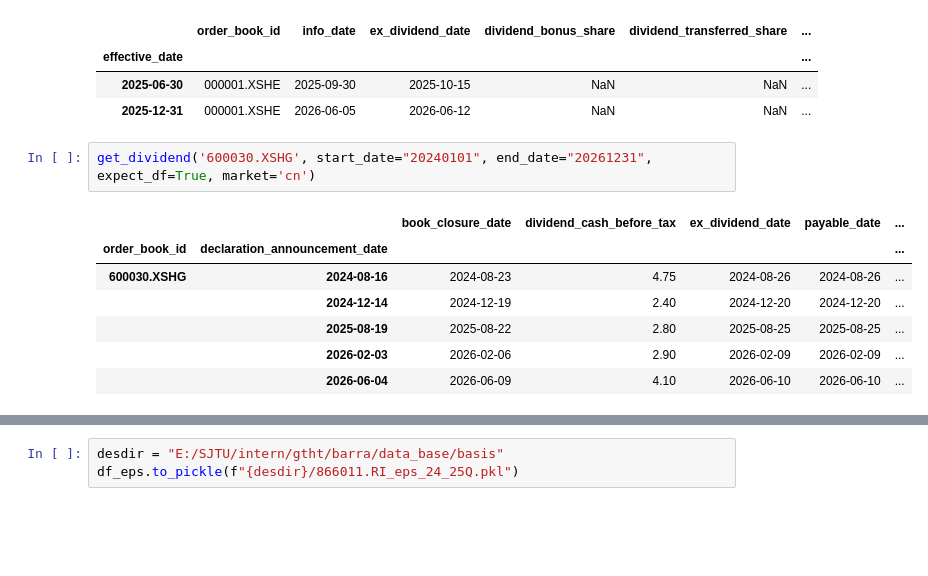
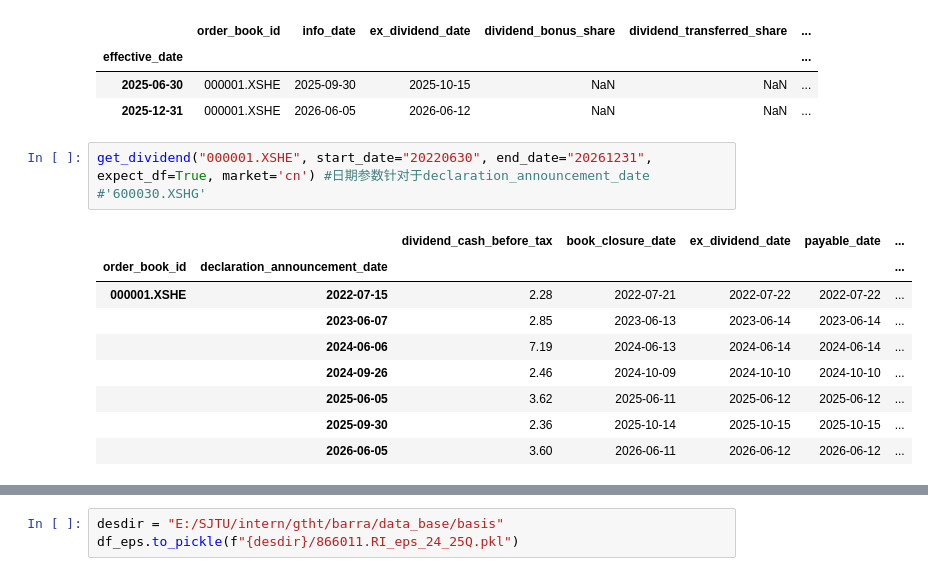
Before and after one commit to LeeSXS23456/REPOSITORY, a Jupyter notebook: data_extract2.ipynb, the cells around one changed output, grey strips where cells are left out. Cells and saved outputs as stored; diff of their text form; blank space fills up the shorter version.

```diff
--- a/data_extract2.ipynb
+++ b/data_extract2.ipynb
@@ -34,12 +34,14 @@ get_dividend_info('000001.XSHE', start_date="20250101", end_date="20251231", mar
 | 2025-06-30 | 000001.XSHE | 2025-09-30 | 2025-10-15 | NaN | NaN | ... |
 | 2025-12-31 | 000001.XSHE | 2026-06-05 | 2026-06-12 | NaN | NaN | ... |
 # %%
-get_dividend('600030.XSHG', start_date="20240101", end_date="20261231", expect_df=True, market='cn')
+get_dividend("000001.XSHE", start_date="20220630", end_date="20261231", expect_df=True, market='cn') #日期参数针对于declaration_announcement_date #'600030.XSHG'
 # %% [output]
-|  |  | book_closure_date | dividend_cash_before_tax | ex_dividend_date | payable_date | ... |
+|  |  | dividend_cash_before_tax | book_closure_date | ex_dividend_date | payable_date | ... |
 | order_book_id | declaration_announcement_date |  |  |  |  | ... |
-| 600030.XSHG | 2024-08-16 | 2024-08-23 | 4.75 | 2024-08-26 | 2024-08-26 | ... |
-|  | 2024-12-14 | 2024-12-19 | 2.40 | 2024-12-20 | 2024-12-20 | ... |
-|  | 2025-08-19 | 2025-08-22 | 2.80 | 2025-08-25 | 2025-08-25 | ... |
-|  | 2026-02-03 | 2026-02-06 | 2.90 | 2026-02-09 | 2026-02-09 | ... |
-|  | 2026-06-04 | 2026-06-09 | 4.10 | 2026-06-10 | 2026-06-10 | ... |
+| 000001.XSHE | 2022-07-15 | 2.28 | 2022-07-21 | 2022-07-22 | 2022-07-22 | ... |
+|  | 2023-06-07 | 2.85 | 2023-06-13 | 2023-06-14 | 2023-06-14 | ... |
+|  | 2024-06-06 | 7.19 | 2024-06-13 | 2024-06-14 | 2024-06-14 | ... |
+|  | 2024-09-26 | 2.46 | 2024-10-09 | 2024-10-10 | 2024-10-10 | ... |
+|  | 2025-06-05 | 3.62 | 2025-06-11 | 2025-06-12 | 2025-06-12 | ... |
+|  | 2025-09-30 | 2.36 | 2025-10-14 | 2025-10-15 | 2025-10-15 | ... |
+|  | 2026-06-05 | 3.60 | 2026-06-11 | 2026-06-12 | 2026-06-12 | ... |
```
Also changed, not shown: parts of 17 cells of this notebook, 1 other file.
